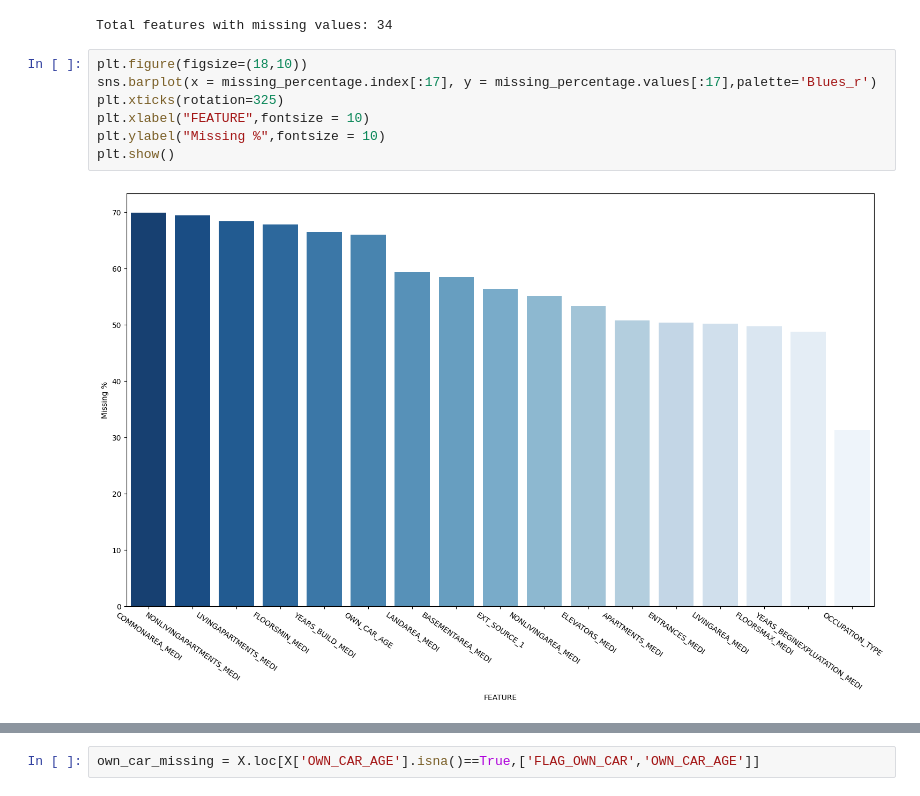
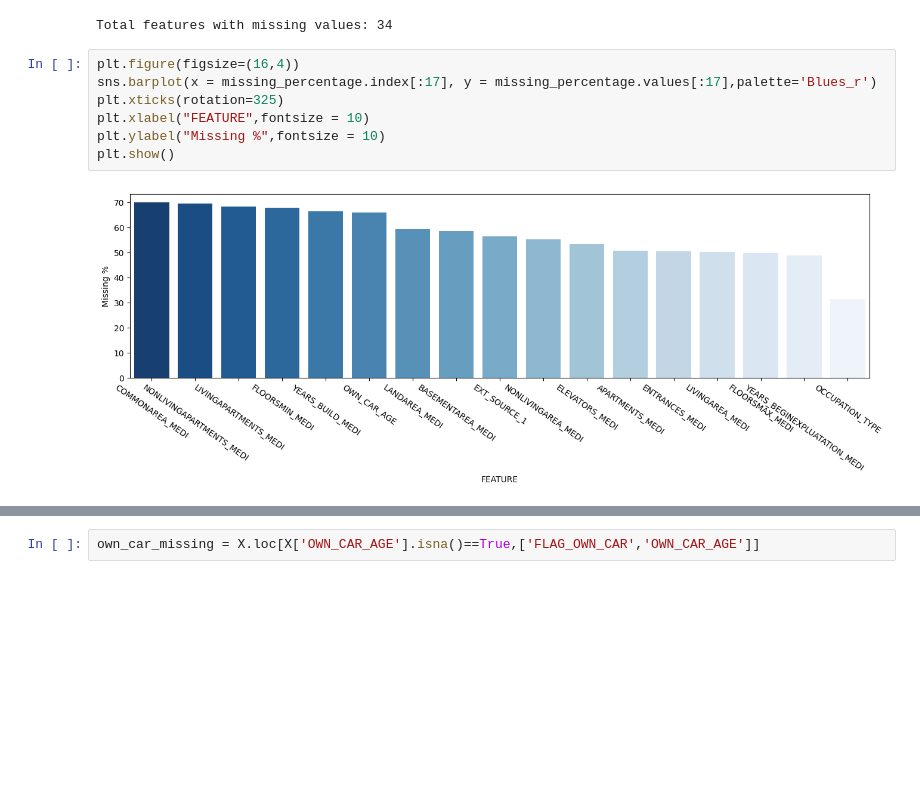
Before and after one commit to Abhijith-Nagarajan/Machine-Learning-Training, a Jupyter notebook: Classification/Loan_Defaulter_Risk_Analytics/loan-defaulter-credit-risk-analytics.ipynb, the cells around one changed output, grey strips where cells are left out. Cells and saved outputs as stored; diff of their text form; blank space fills up the shorter version.

```diff
--- a/Classification/Loan_Defaulter_Risk_Analytics/loan-defaulter-credit-risk-analytics.ipynb
+++ b/Classification/Loan_Defaulter_Risk_Analytics/loan-defaulter-credit-risk-analytics.ipynb
@@ -152,12 +154,12 @@ missing_percentage = (100.0*missing_data/application_df.shape[0])
 # %% [output]
 Total features with missing values: 34
 # %%
-plt.figure(figsize=(18,10))
+plt.figure(figsize=(16,4))
 sns.barplot(x = missing_percentage.index[:17], y = missing_percentage.values[:17],palette='Blues_r')
 plt.xticks(rotation=325)
 plt.xlabel("FEATURE",fontsize = 10)
 plt.ylabel("Missing %",fontsize = 10)
 plt.show()
 # %% [output]
-[figure, old version]
+[figure, new version]
 # %%
```
Also changed, not shown: parts of 23 cells of this notebook.
